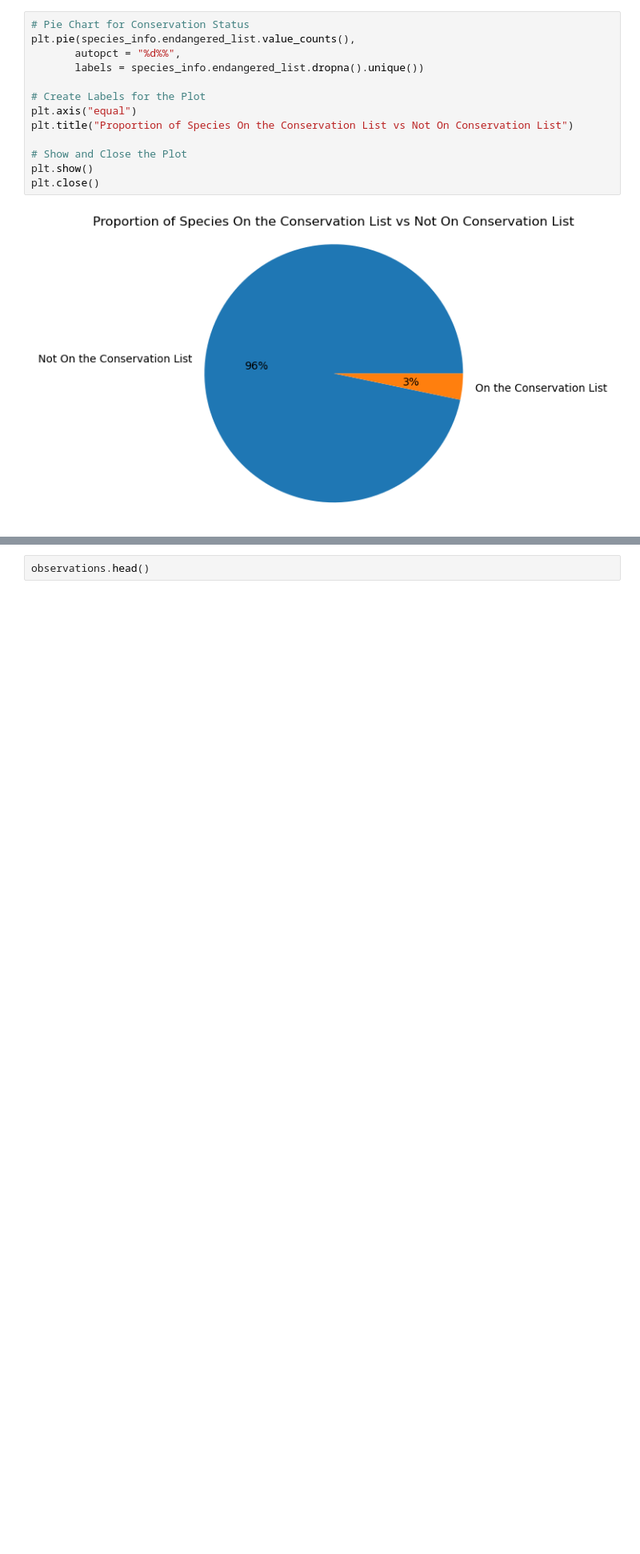
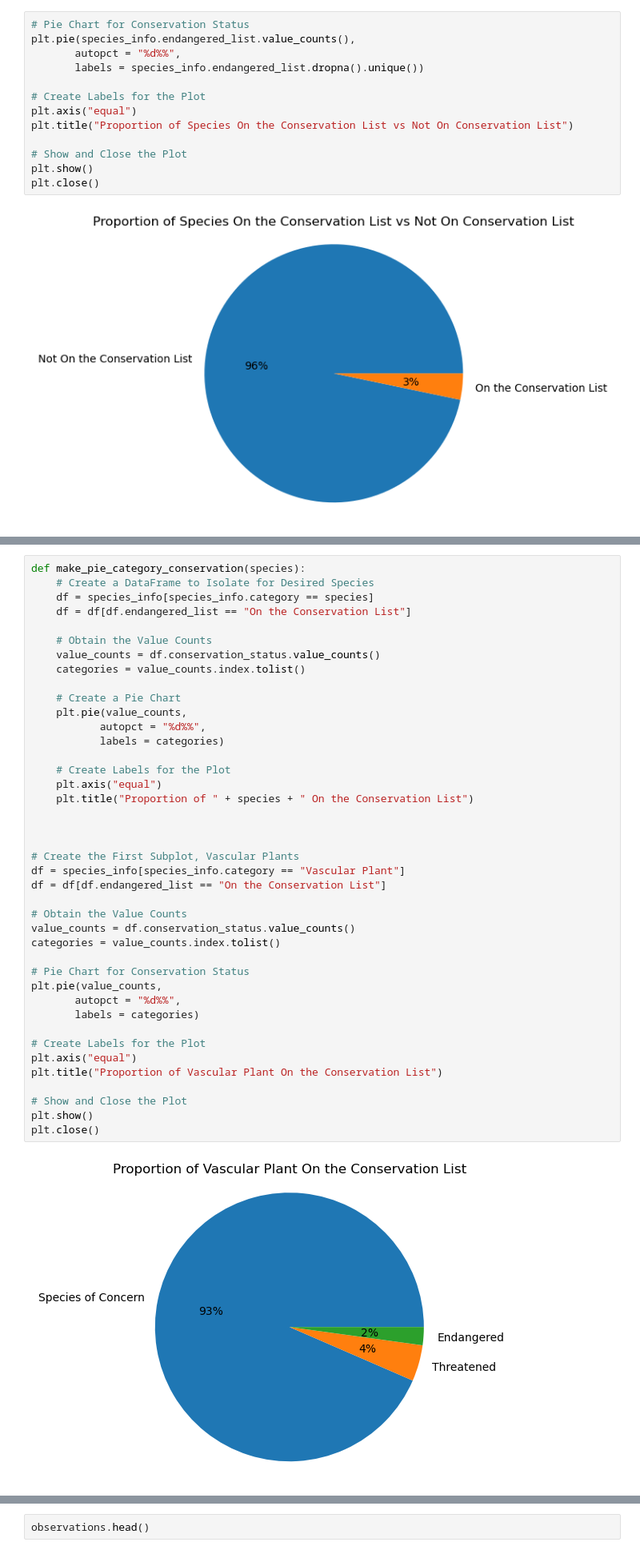
Before and after one commit to thejjserg/biodiversity, a Jupyter notebook: biodiversity_starter/biodiversity.ipynb, the cells around one changed output, grey strips where cells are left out. Shown: that part at 80% size. Saved outputs shown, nothing was run; the diff lists cells and outputs as text; blank space fills up the shorter version.

Commit message:
Create Function, make_pie_category_conservation()

```diff
--- a/biodiversity_starter/biodiversity.ipynb
+++ b/biodiversity_starter/biodiversity.ipynb
@@ -219,0 +224,43 @@ Above, we see that 96% of the species in our dataset are `Not On the Conservatio
+# %%
+def make_pie_category_conservation(species):
+    # Create a DataFrame to Isolate for Desired Species
+    df = species_info[species_info.category == species]
+    df = df[df.endangered_list == "On the Conservation List"]
+
+    # Obtain the Value Counts
+    value_counts = df.conservation_status.value_counts()
+    categories = value_counts.index.tolist()
+
+    # Create a Pie Chart
+    plt.pie(value_counts,
+           autopct = "%d%%",
+           labels = categories)
+
+    # Create Labels for the Plot
+    plt.axis("equal")
+    plt.title("Proportion of " + species + " On the Conservation List")
+
+
+
+# Create the First Subplot, Vascular Plants
+df = species_info[species_info.category == "Vascular Plant"]
+df = df[df.endangered_list == "On the Conservation List"]
+
+# Obtain the Value Counts
+value_counts = df.conservation_status.value_counts()
+categories = value_counts.index.tolist()
+
+# Pie Chart for Conservation Status
+plt.pie(value_counts,
+       autopct = "%d%%",
+       labels = categories)
+
+# Create Labels for the Plot
+plt.axis("equal")
+plt.title("Proportion of Vascular Plant On the Conservation List")
+
+# Show and Close the Plot
+plt.show()
+plt.close()
+# %% [output]
+[figure, added]
```
Also changed, not shown: parts of 7 cells of this notebook.
